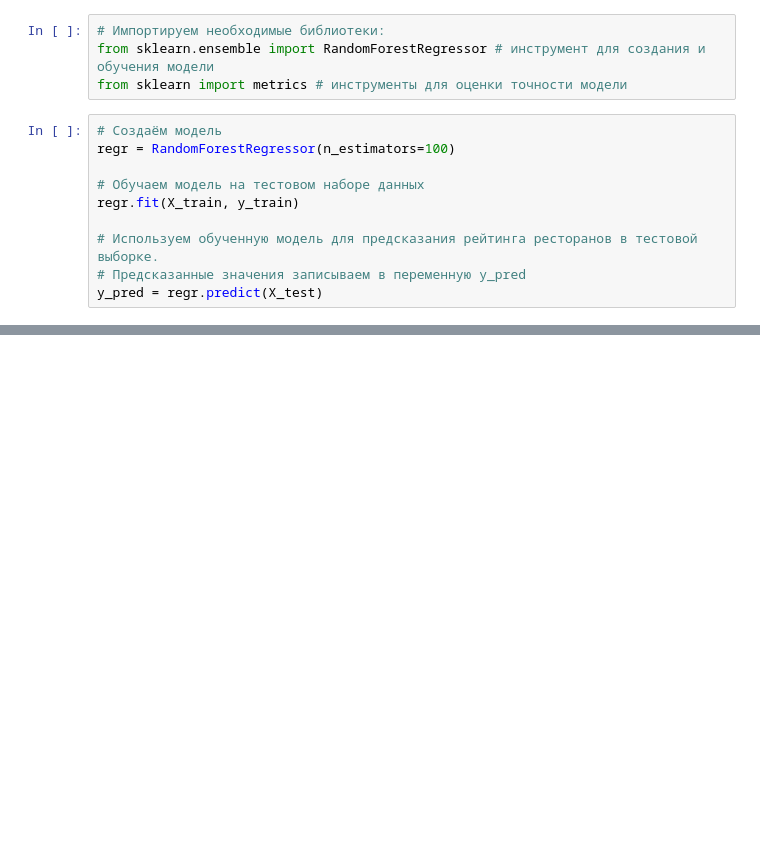
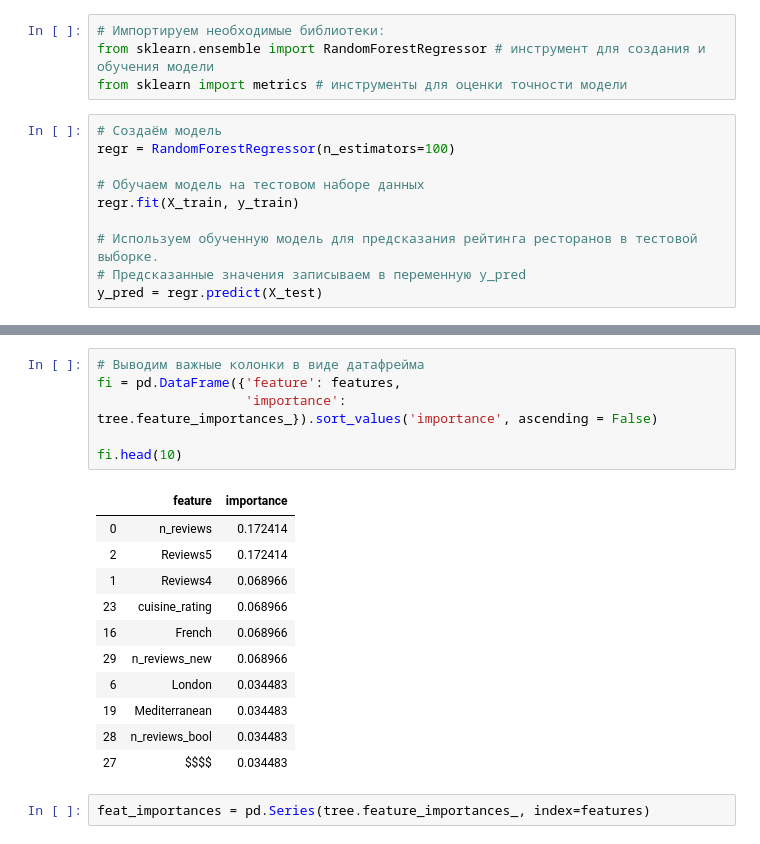
Before and after one commit to Olgatheone/skillfactory_rds, a Jupyter notebook: sf_module_3/project_3.ipynb, the cells around one changed output, grey strips where cells are left out. Drawn from its saved outputs; the diff is of its cells as text; blank space fills up the shorter version.

```diff
--- a/sf_module_3/project_3.ipynb
+++ b/sf_module_3/project_3.ipynb
@@ -360,0 +381,20 @@ MAE: 0.45192890231363925
+# %%
+# Выводим важные колонки в виде датафрейма
+fi = pd.DataFrame({'feature': features,
+                   'importance': tree.feature_importances_}).sort_values('importance', ascending = False)
+
+fi.head(10)
+# %% [output]
+|  | feature | importance |
+| 0 | n_reviews | 0.172414 |
+| 2 | Reviews5 | 0.172414 |
+| 1 | Reviews4 | 0.068966 |
+| 23 | cuisine_rating | 0.068966 |
+| 16 | French | 0.068966 |
+| 29 | n_reviews_new | 0.068966 |
+| 6 | London | 0.034483 |
+| 19 | Mediterranean | 0.034483 |
+| 28 | n_reviews_bool | 0.034483 |
+| 27 | $$$$ | 0.034483 |
+# %%
+feat_importances = pd.Series(tree.feature_importances_, index=features)
```
Also changed, not shown: parts of 5 cells of this notebook.
